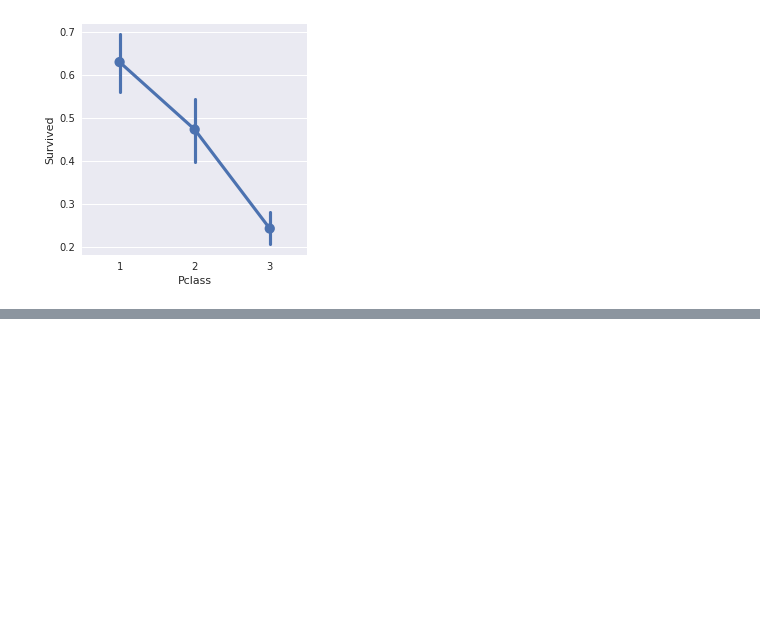
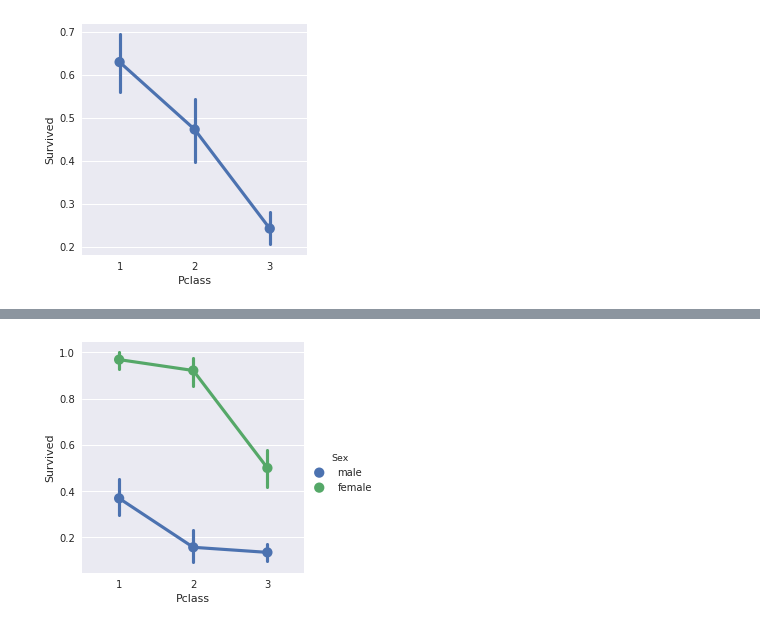
Before and after one commit to acharyasabin/Titanic, a Jupyter notebook: titanic.ipynb, the cells around one changed output, grey strips where cells are left out. Cells and saved outputs as stored; diff of their text form; code cells hidden in the pictures; blank space fills up the shorter version.

```diff
--- a/titanic.ipynb
+++ b/titanic.ipynb
@@ -238,0 +265,4 @@ sns.factorplot('Pclass','Survived', kind='point', data=train_df);
+# %%
+sns.factorplot('Pclass','Survived',hue='Sex', kind='point', data=train_df);
+# %% [output]
+[figure, added]
```
Also changed, not shown: parts of 3 cells of this notebook.
